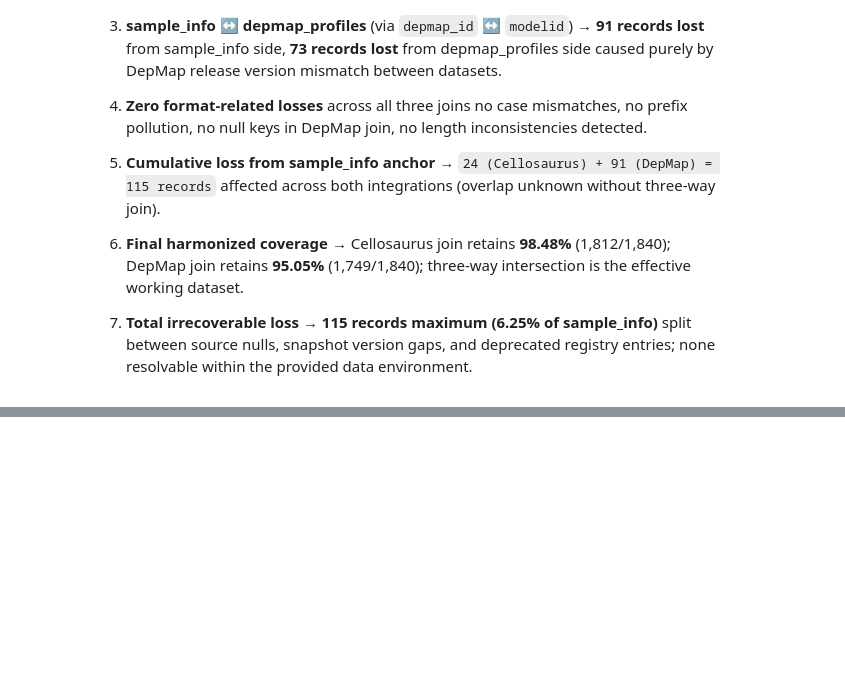
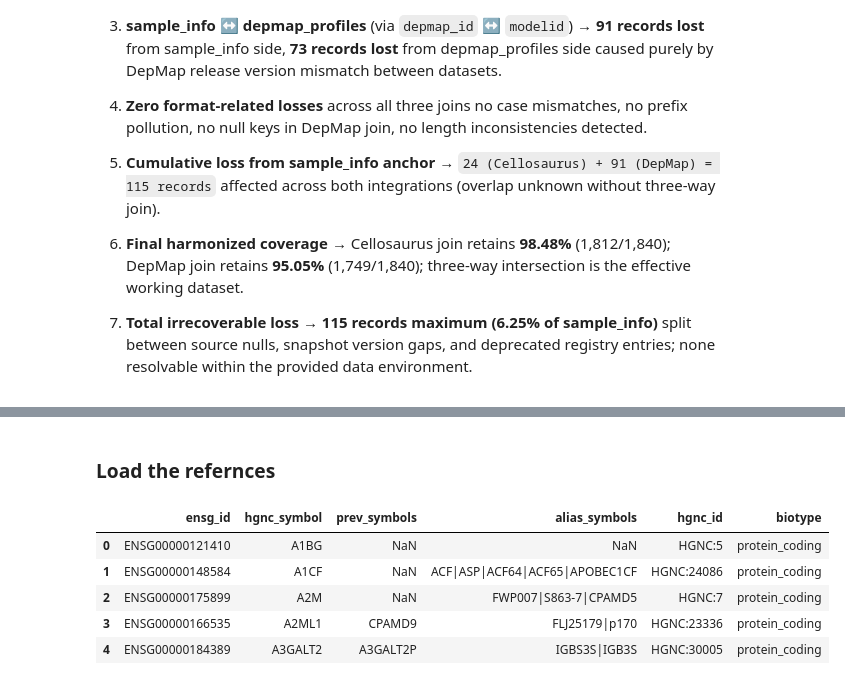
Before and after one commit to UoB-AstraZeneca-25-26/UoB-GeneTraceAI-25-26, a Jupyter notebook: src/notebooks/04_track_a_harmonization.ipynb, the cells around one changed output, grey strips where cells are left out. Drawn from its saved outputs; the diff is of its cells as text; code cells hidden in the pictures; blank space fills up the shorter version.

```diff
--- a/src/notebooks/04_track_a_harmonization.ipynb
+++ b/src/notebooks/04_track_a_harmonization.ipynb
@@ -354,0 +661,14 @@ print("Lost from depmap_profiles:", 1822 - len(df_merged))   # 73
+# %% [markdown]
+### Load the refernces
+# %%
+gene_lookup      = pd.read_parquet(os.path.join("reference/", "gene_lookup.parquet"))
+cell_line_lookup = pd.read_parquet(os.path.join("reference/", "cell_line_lookup.parquet"))
+# %%
+gene_lookup.head()
+# %% [output]
+|  | ensg_id | hgnc_symbol | prev_symbols | alias_symbols | hgnc_id | biotype |
+| 0 | ENSG00000121410 | A1BG | NaN | NaN | HGNC:5 | protein_coding |
+| 1 | ENSG00000148584 | A1CF | NaN | ACF|ASP|ACF64|ACF65|APOBEC1CF | HGNC:24086 | protein_coding |
+| 2 | ENSG00000175899 | A2M | NaN | FWP007|S863-7|CPAMD5 | HGNC:7 | protein_coding |
+| 3 | ENSG00000166535 | A2ML1 | CPAMD9 | FLJ25179|p170 | HGNC:23336 | protein_coding |
+| 4 | ENSG00000184389 | A3GALT2 | A3GALT2P | IGBS3S|IGB3S | HGNC:30005 | protein_coding |
```
Also changed, not shown: parts of 24 cells of this notebook, 1 other file.
